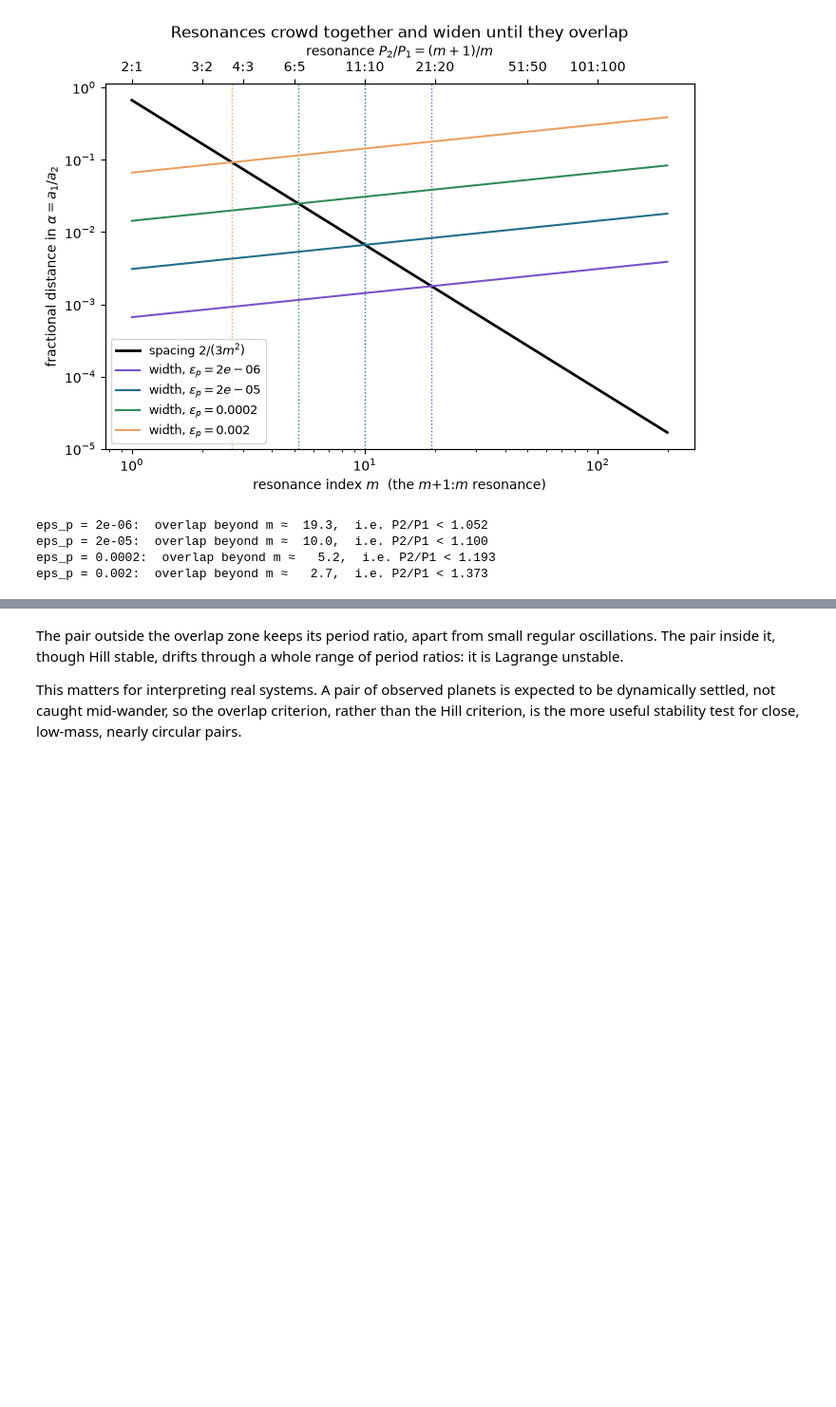
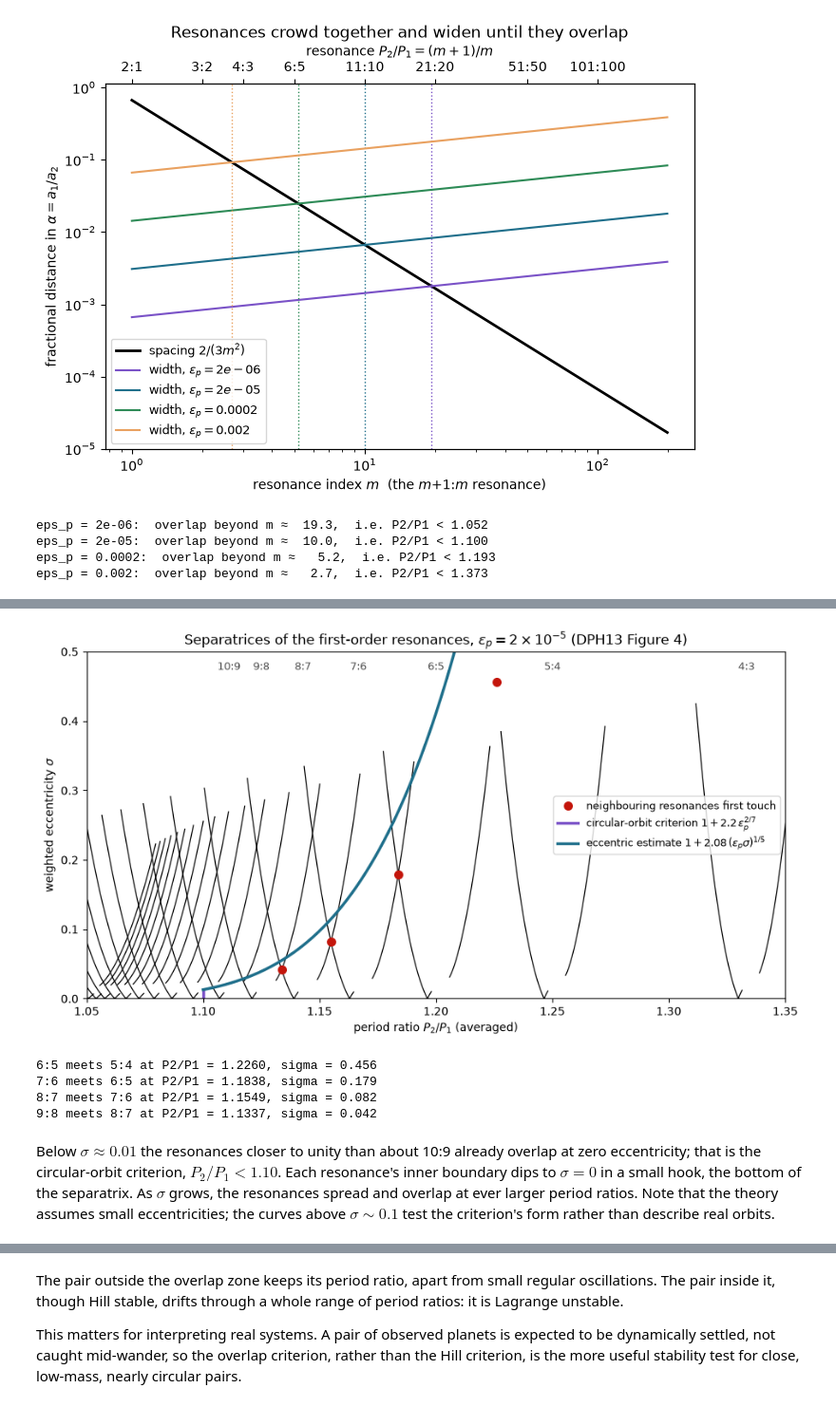
Before and after one commit to matthewjohnpayne/science-notebooks, a Jupyter notebook: notebooks/resonance_overlap/resonance_overlap.ipynb, the cells around one changed output, grey strips where cells are left out. Shown at 95% size. Saved outputs shown, nothing was run; the diff lists cells and outputs as text; code cells hidden in the pictures; blank space fills up the shorter version.

```diff
--- a/notebooks/resonance_overlap/resonance_overlap.ipynb
+++ b/notebooks/resonance_overlap/resonance_overlap.ipynb
@@ -164,0 +129,34 @@ Try changing `M1` in `ov.two_planet_sim`. The paper shows that the initial angle
+# %%
+EPS = 2e-5
+fig, ax = plt.subplots(figsize=(11, 5.5))
+for mm in range(3, 22):
+    for pr_c, s_c in ov.resonance_separatrix(EPS, mm, n=800, gamma_max=600):
+        ax.plot(pr_c, s_c, color="black", lw=0.9)
+    p_nom = (mm + 1) / mm
+    if mm <= 9:
+        ax.text(p_nom, 0.485, f"{mm + 1}:{mm}", ha="center", va="top", fontsize=9, color="0.3")
+cross = ov.separatrix_crossings(EPS, range(3, 21))
+ax.plot([c[0] for c in cross], [c[1] for c in cross], "o", color="#c4160c", ms=7, zorder=5,
+        label="neighbouring resonances first touch")
+sig_switch = 1.33 * EPS ** (3 / 7)
+ax.plot([ov.overlap_period_ratio_circular(EPS)] * 2, [0, sig_switch], color="#7a52c7", lw=2.5,
+        label=r"circular-orbit criterion $1 + 2.2\,\epsilon_p^{2/7}$")
+sig = np.linspace(sig_switch, 0.5, 200)
+ax.plot(ov.overlap_period_ratio_eccentric(EPS, sig), sig, color="#1f6f8b", lw=2.5,
+        label=r"eccentric estimate $1 + 2.08\,(\epsilon_p\sigma)^{1/5}$")
+ax.set_xlim(1.05, 1.35); ax.set_ylim(0, 0.5)
+ax.set_xlabel("period ratio $P_2/P_1$ (averaged)")
+ax.set_ylabel(r"weighted eccentricity $\sigma$")
+ax.set_title(rf"Separatrices of the first-order resonances, $\epsilon_p = 2\times10^{{-5}}$ (DPH13 Figure 4)")
+ax.legend(loc="center right", fontsize=9)
+plt.show()
+for pr_c, s_c, mm in cross:
+    print(f"{mm + 2}:{mm + 1} meets {mm + 1}:{mm} at P2/P1 = {pr_c:.4f}, sigma = {s_c:.3f}")
+# %% [output]
+[figure, added]
+6:5 meets 5:4 at P2/P1 = 1.2260, sigma = 0.456
+7:6 meets 6:5 at P2/P1 = 1.1838, sigma = 0.179
+8:7 meets 7:6 at P2/P1 = 1.1549, sigma = 0.082
+9:8 meets 8:7 at P2/P1 = 1.1337, sigma = 0.042
+# %% [markdown]
+Below $\sigma \approx 0.01$ the resonances closer to unity than about 10:9 already overlap at zero eccentricity; that is the circular-orbit criterion, $P_2/P_1 < 1.10$. Each resonance's inner boundary dips to $\sigma = 0$ in a small hook, the bottom of the separatrix. As $\sigma$ grows, the resonances spread and overlap at ever larger period ratios. Note that the theory assumes small eccentricities; the curves above $\sigma \sim 0.1$ test the criterion's form rather than describe real orbits.
```
Also changed, not shown: parts of 26 cells of this notebook, 13 other files.
